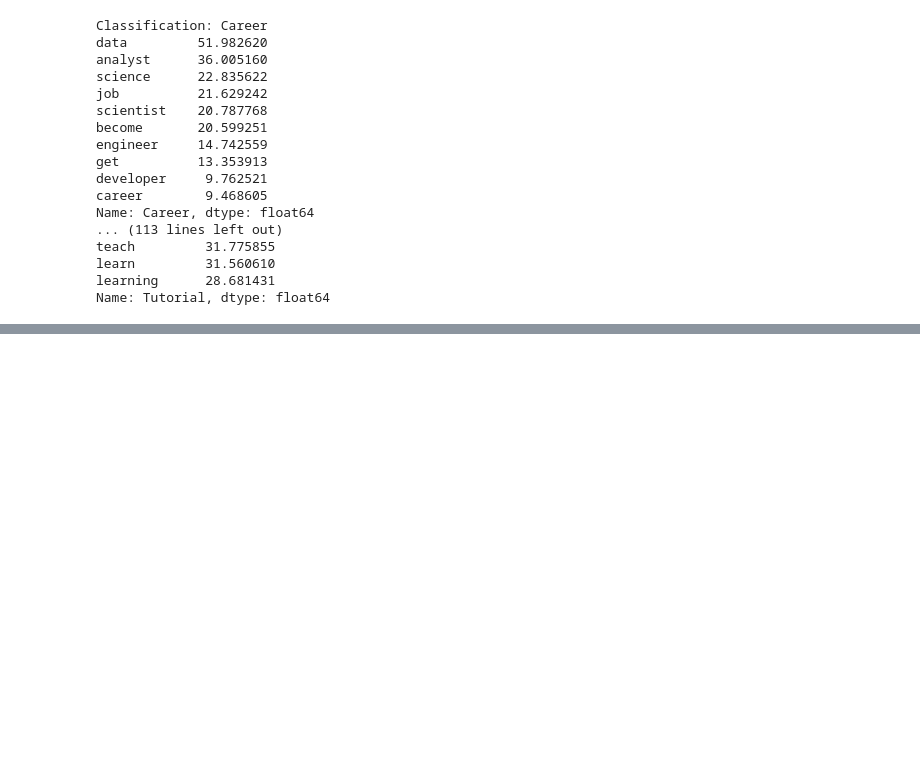
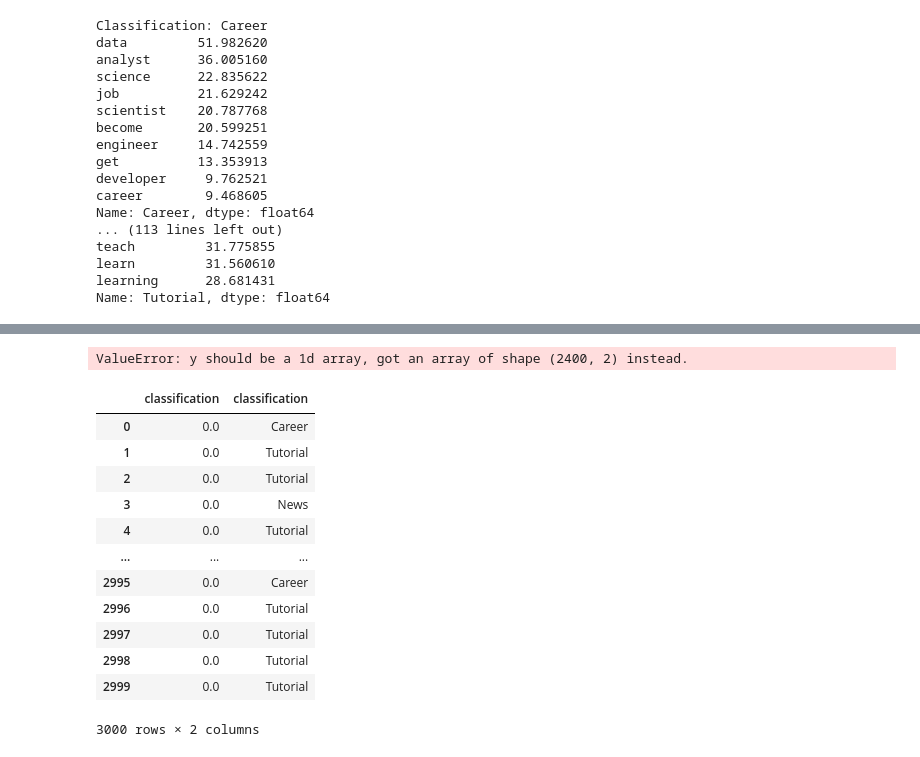
Before and after one commit to harryallum/YouTube-Video-Analysis, a Jupyter notebook: analysis/video_classification/video_classification.ipynb, the cells around one changed output, grey strips where cells are left out. Drawn from its saved outputs; the diff is of its cells as text; code cells hidden in the pictures; blank space fills up the shorter version.

```diff
--- a/analysis/video_classification/video_classification.ipynb
+++ b/analysis/video_classification/video_classification.ipynb
@@ -270,12 +303,21 @@ Finally, we create a DataFrame named tfidf_df to store the TF-IDF values for eac
 # %%
 import pandas as pd
 from sklearn.feature_extraction.text import TfidfVectorizer
+
+# def dummy_fun(doc):
+#     return doc
+
+# tfidf = TfidfVectorizer(
+#     analyzer='word',
+#     tokenizer=dummy_fun,
+#     preprocessor=dummy_fun,
+#     token_pattern=None)
 
 # Initialize TfidfVectorizer with no preprocessing
 tfidf_vectorizer = TfidfVectorizer(preprocessor=None, tokenizer=None)
 
 # Fit and transform the tokenized_video_title to TF-IDF vectors
-tfidf_matrix = tfidf_vectorizer.fit_transform(video_classification_by_title_df['tokenized_video_title_str'])
+tfidf_matrix = tfidf_vectorizer.fit_transform(video_classification_by_title_df['tokenized_video_title'])
 
 # Get feature names (words)
 feature_names = tfidf_vectorizer.get_feature_names_out()
@@ -348,0 +444,47 @@ Name: Tutorial, dtype: float64
+# %%
+from sklearn.model_selection import train_test_split
+from sklearn.linear_model import LogisticRegression
+
+# Step 1: Merge DataFrames
+merged_df = pd.concat([tfidf_df, video_classification_by_title_df['classification']], axis=1)
+
+# Step 2: Split Data
+X = merged_df.drop(columns=['classification'])
+y = merged_df['classification']
+
+# Step 3: Train/Test Split
+X_train, X_test, y_train, y_test = train_test_split(X, y, test_size=0.2, random_state=42)
+
+# Step 4: Initialize Logistic Regression Model
+logreg_model = LogisticRegression()
+
+# Step 5: Train the Model
+logreg_model.fit(X_train, y_train)
+
+# Step 6: Evaluate the Model
+accuracy = logreg_model.score(X_test, y_test)
+print("Accuracy:", accuracy)
+
+# Step 7: Tune Hyperparameters (Optional)
+# (e.g., using GridSearchCV)
+
+# Step 8: Make Predictions (Optional)
+# (e.g., logreg_model.predict(X_new))
+# %% [output]
+ValueError: y should be a 1d array, got an array of shape (2400, 2) instead.
+# %%
+merged_df['classification']
+# %% [output]
+|  | classification | classification |
+| 0 | 0.0 | Career |
+| 1 | 0.0 | Tutorial |
+| 2 | 0.0 | Tutorial |
+| 3 | 0.0 | News |
+| 4 | 0.0 | Tutorial |
+| ... | ... | ... |
+| 2995 | 0.0 | Career |
+| 2996 | 0.0 | Tutorial |
+| 2997 | 0.0 | Tutorial |
+| 2998 | 0.0 | Tutorial |
+| 2999 | 0.0 | Tutorial |
+3000 rows × 2 columns
```
Also changed, not shown: parts of 17 cells of this notebook.
